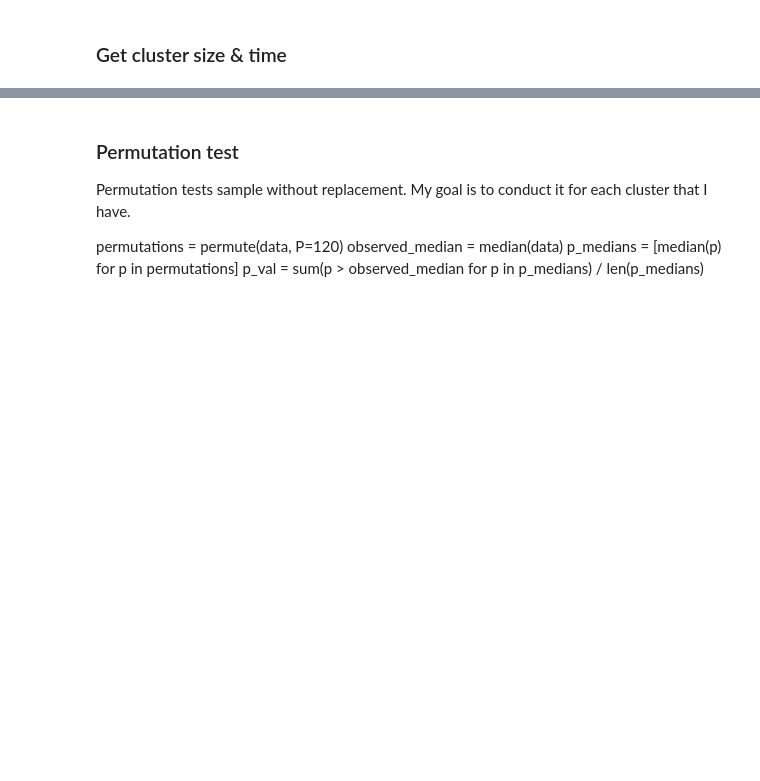
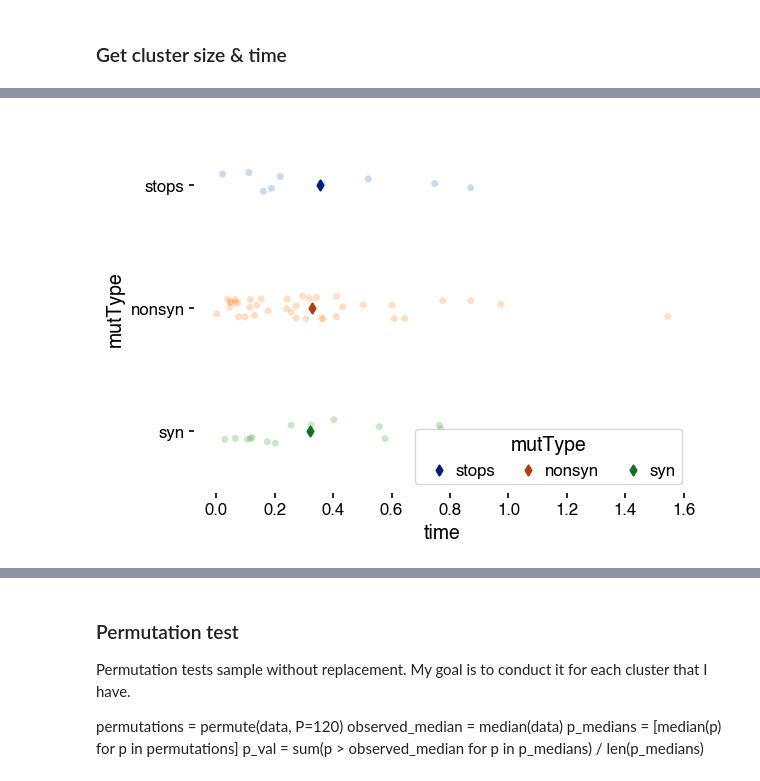
Before and after one commit to blab/ncov-orf8, a Jupyter notebook: notebooks/CompareClusters.ipynb, the cells around one changed output, grey strips where cells are left out. Saved outputs shown, nothing was run; the diff lists cells and outputs as text; code cells hidden in the pictures; blank space fills up the shorter version.

```diff
--- a/notebooks/CompareClusters.ipynb
+++ b/notebooks/CompareClusters.ipynb
@@ -188,0 +251,4 @@ big_df = get_df(geneDict,leafs)
+# %%
+strip_plot(big_df[(big_df.gene=='ORF8')& (big_df.cladeType=='mut')&(big_df.time>0)],'time')
+# %% [output]
+[figure, added]
```
Also changed, not shown: parts of 16 cells of this notebook, 6 other files.
